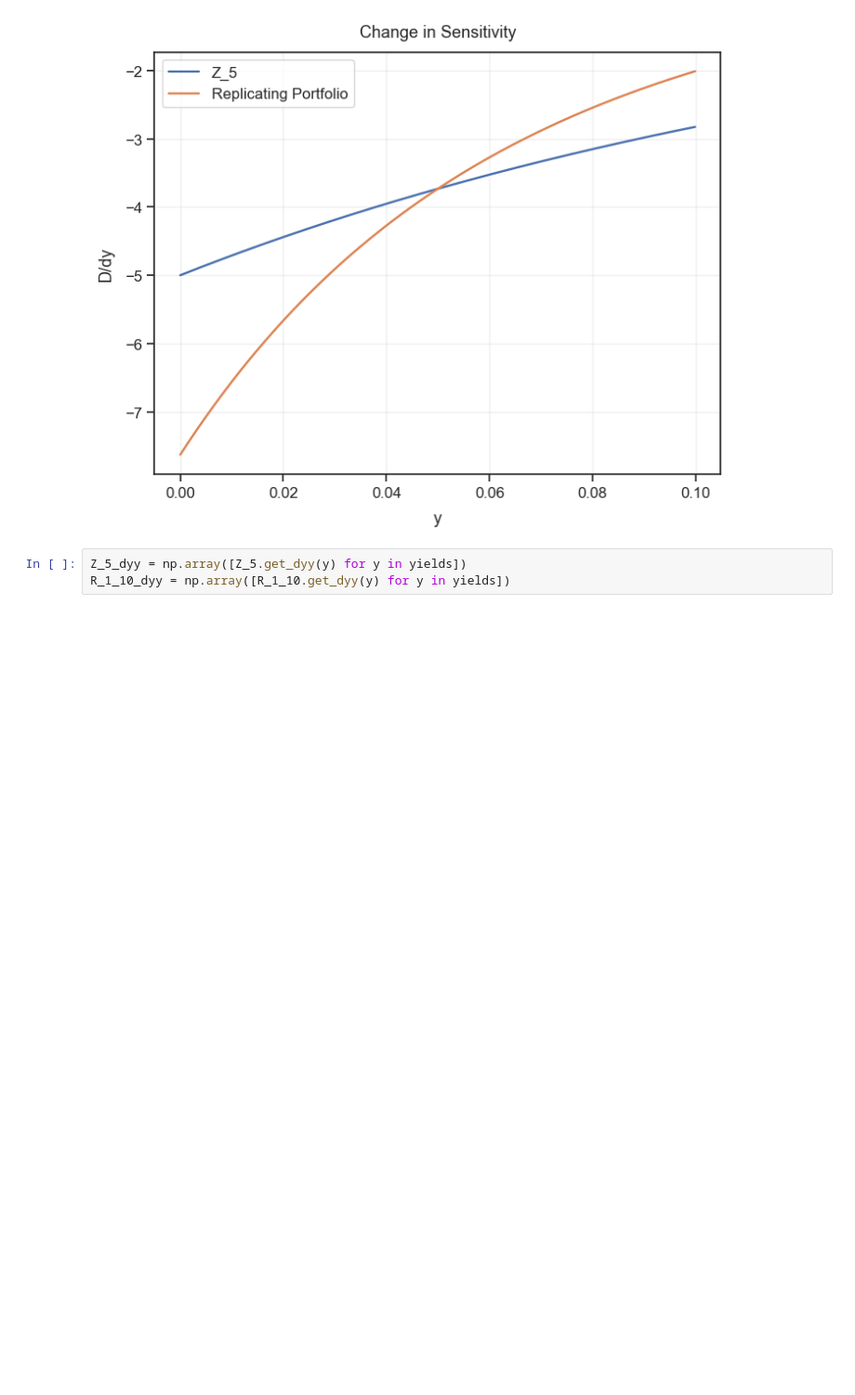
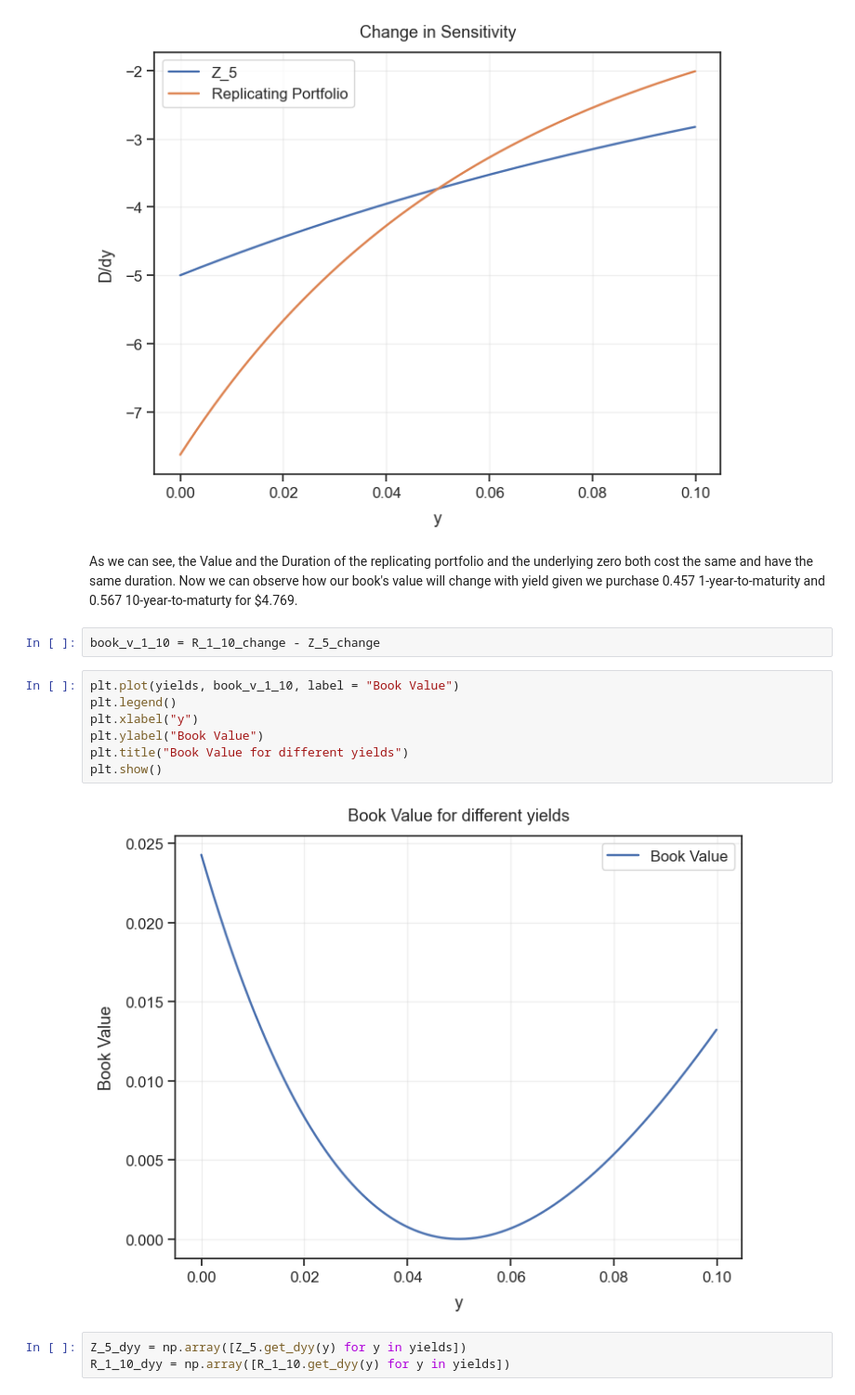
Before and after one commit to ChrisJMolloy/Bond-Duration, a Jupyter notebook: zeros.ipynb, the cells around one changed output. Shown at 93% size. Drawn from its saved outputs; the diff is of its cells as text; blank space fills up the shorter version.

```diff
--- a/zeros.ipynb
+++ b/zeros.ipynb
@@ -230,6 +236,19 @@ plt.title("Change in Sensitivity")
 plt.show()
 # %% [output]
 [figure]
+# %% [markdown]
+As we can see, the Value and the Duration of the replicating portfolio and the underlying zero both cost the same and have the same duration. Now we can observe how our book's value will change with yield given we purchase 0.457 1-year-to-maturity and 0.567 10-year-to-maturty for $4.769.
+# %%
+book_v_1_10 = R_1_10_change - Z_5_change
+# %%
+plt.plot(yields, book_v_1_10, label = "Book Value")
+plt.legend()
+plt.xlabel("y")
+plt.ylabel("Book Value")
+plt.title("Book Value for different yields")
+plt.show()
+# %% [output]
+[figure, added]
 # %%
 Z_5_dyy = np.array([Z_5.get_dyy(y) for y in yields])
 R_1_10_dyy = np.array([R_1_10.get_dyy(y) for y in yields])
```
Also changed, not shown: parts of 6 cells of this notebook, 3 other files.
